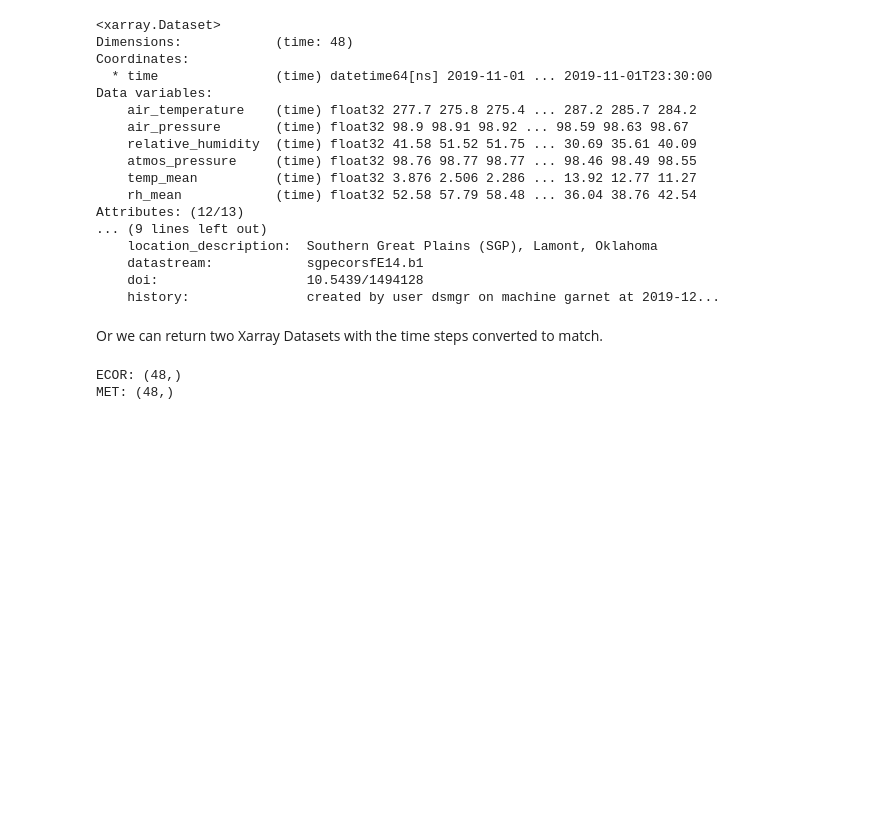
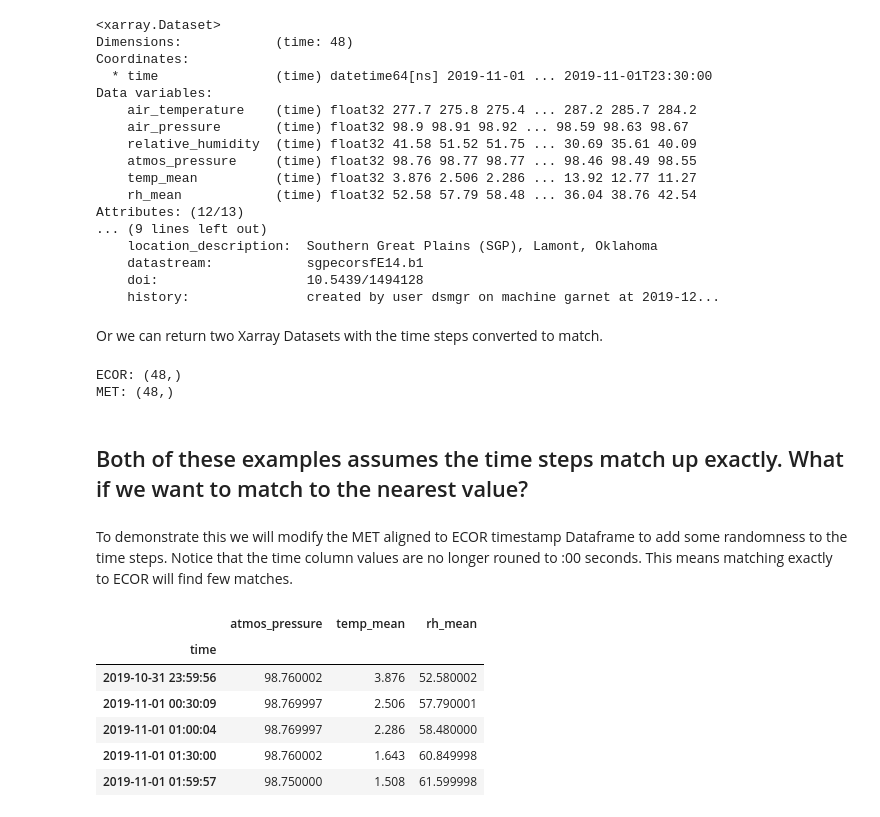
Before and after one commit to kenkehoe/AtmosphericPythonCourse, a Jupyter notebook: examples/Examples.ipynb, the cells around one changed output. Drawn from its saved outputs; the diff is of its cells as text; code cells hidden in the pictures; blank space fills up the shorter version.

Commit message:
Adding more examples

```diff
--- a/examples/Examples.ipynb
+++ b/examples/Examples.ipynb
@@ -174,3 +174,24 @@ print('MET:', ds_met_align['time'].shape)
 # %% [output]
 ECOR: (48,)
 MET: (48,)
+# %% [markdown]
+## Both of these examples assumes the time steps match up exactly. What if we want to match to the nearest value?
+# %% [markdown]
+To demonstrate this we will modify the MET aligned to ECOR timestamp Dataframe to add some randomness to the time steps. Notice that the time column values are no longer rouned to :00 seconds. This means matching exactly to ECOR will find few matches.
+# %%
+import numpy as np
+np.random.seed(42)
+
+df_met_reindex = met_align.copy()
+random_seconds = np.random.randint(-10, 10, size=df_met_reindex.index.size).astype('timedelta64[s]')
+subset_time = df_met_reindex.index + random_seconds
+df_met_reindex = df_met_reindex.set_index(subset_time)
+df_met_reindex[:5]
+# %% [output]
+|  | atmos_pressure | temp_mean | rh_mean |
+| time |  |  |  |
+| 2019-10-31 23:59:56 | 98.760002 | 3.876 | 52.580002 |
+| 2019-11-01 00:30:09 | 98.769997 | 2.506 | 57.790001 |
+| 2019-11-01 01:00:04 | 98.769997 | 2.286 | 58.480000 |
+| 2019-11-01 01:30:00 | 98.760002 | 1.643 | 60.849998 |
+| 2019-11-01 01:59:57 | 98.750000 | 1.508 | 61.599998 |
```
Also changed, not shown: parts of 8 cells of this notebook, 1 other file.
